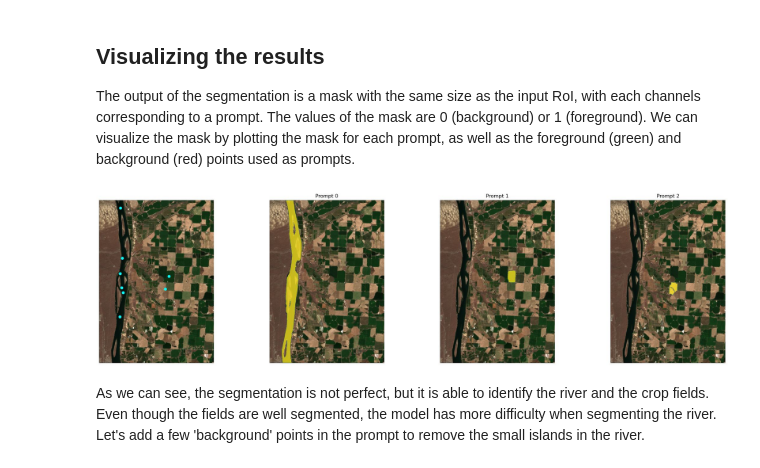
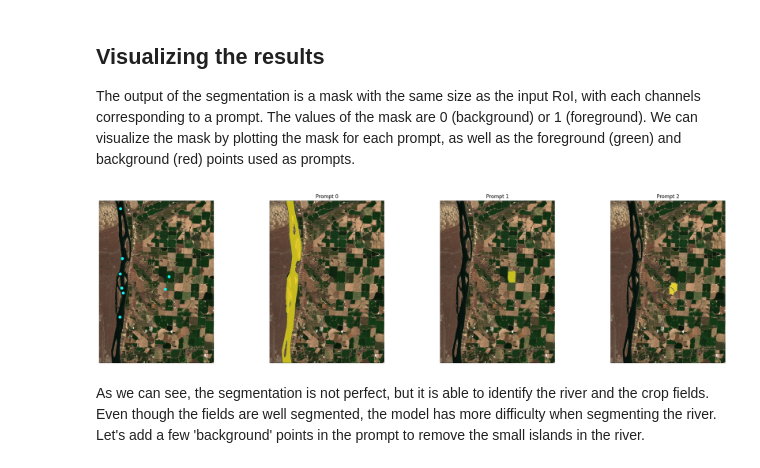
Before and after one commit to microsoft/farmvibes-ai, a Jupyter notebook: notebooks/segment_anything/sam_workflow.ipynb, the cells around one changed output. Drawn from its saved outputs; the diff is of its cells as text; code cells hidden in the pictures.

```diff
--- a/notebooks/segment_anything/sam_workflow.ipynb
+++ b/notebooks/segment_anything/sam_workflow.ipynb
@@ -159,9 +146,6 @@ edges:
 # %% [markdown]
 Let's define a location and time range to download data from. In this example, we select a small region around a defined latitude/longitude and a time range of a few days.
 # %%
-with open("s2_segmentation.yaml") as f:
-    wf_dict = yaml.safe_load(f)
-
 geom = shpg.Point(-119.21896203939313, 46.44578909859286).buffer(.07, cap_style=3)
 time_range = (datetime(2020, 5, 1), datetime(2020, 5, 5))
 
@@ -187,10 +171,10 @@ point_list = [
         # Prompt 2 - Another crop field point
         shpg.Point(-119.2075790583149, 46.43965317746578),
     ]
-prompt_ids = [0, 0, 0, 0, 0, 0, 1, 2]
-labels = [1, 1, 1, 1, 1, 1, 1, 1]
+prompt_ids = [0, 0, 0, 0, 0, 0, 1, 2] # grouping points with different ids
+labels = [1, 1, 1, 1, 1, 1, 1, 1] # all foreground
 
-filepath, gdf, fid = utils.create_geojson_file_from_point(point_list, labels, prompt_ids, storage_dir)
+filepath, gdf, fid = create_geojson_file_from_point(point_list, labels, prompt_ids, storage_dir)
 geom_collection = ExternalReferenceList(
         id=f"geo_{fid}",
         time_range=time_range,
@@ -201,7 +185,7 @@ geom_collection = ExternalReferenceList(
 # %% [markdown]
 ## Running the workflow
 # %%
-run = client.run(wf_dict, "SAM segmentation", input_data={"user_input": roi_time_range, "points": geom_collection})
+run = client.run("farm_ai/segmentation/segment_s2", "SAM segmentation", input_data={"user_input": roi_time_range, "prompts": geom_collection})
 run.monitor()
 # %% [output]
 [interactive output not drawn]
@@ -211,41 +194,10 @@ run.monitor()
 ## Visualizing the results
 
 The output of the segmentation is a mask with the same size as the input RoI, with each channels corresponding to a prompt. The values of the mask are 0 (background) or 1 (foreground). We can visualize the mask by plotting the mask for each prompt, as well as the foreground (green) and background (red) points used as prompts.
-# %%
-# Reprojecting the raster and points to the same CRS
-with rasterio.open(run.output["s2_raster"][0].raster_asset.url) as src:
-    proj_geom = gpd.GeoSeries(geom, crs="epsg:4326").to_crs(src.crs).iloc[0].envelope
-    shpg_points = list(gdf.to_crs(src.crs)["geometry"])
-
-# Reading the raster
-ar, transform = read_raster(run.output["s2_raster"][0], projected_geometry = proj_geom)
-img = s2_to_img(ar)
-
-# Reading the segmentation mask
-mask_ar, _ = read_raster(run.output["segmentation_mask"][0], projected_geometry = proj_geom)
-
-# Transforming the points to pixel coordinates for visualization
-ps = [~transform * (shpg_p.x, shpg_p.y) for shpg_p in shpg_points]
-foreground_ps = [p for p, l in zip(ps, labels) if l == 1]
-background_ps = [p for p, l in zip(ps, labels) if l == 0]
-
-# Visualizing the results
-plt.figure(figsize=(7 * (1 + mask_ar.shape[0]), 7))
-plt.subplot(1, (1 + mask_ar.shape[0]), 1)
-plt.imshow(img)
-plt.scatter([p[0] for p in foreground_ps], [p[1] for p in foreground_ps], color="cyan")
-plt.scatter([p[0] for p in background_ps], [p[1] for p in background_ps], color="red")
-plt.axis("off")
-
-for i in range(mask_ar.shape[0]):
-    plt.subplot(1, (1 + mask_ar.shape[0]), 2 + i)
-    plt.imshow(img)
-    plt.imshow(mask_ar[i], cmap=transparent_cmap(plt.cm.viridis), vmin=0, vmax=1)
-    plt.title(f"Prompt {i}")
-    plt.axis("off")
-lw_plot()
-# %% [output]
-[figure, removed]
+# %%
+plot_rasters_prompts_masks(run, geom, gdf, labels)
+# %% [output]
+[figure, added]
 # %% [markdown]
 As we can see, the segmentation is not perfect, but it is able to identify the river and the crop fields. Even though the fields are well segmented, the model has more difficulty when segmenting the river. Let's add a few 'background' points in the prompt to remove the small islands in the river.
 # %%
```
Also changed, not shown: parts of 23 cells of this notebook, 33 other files.
